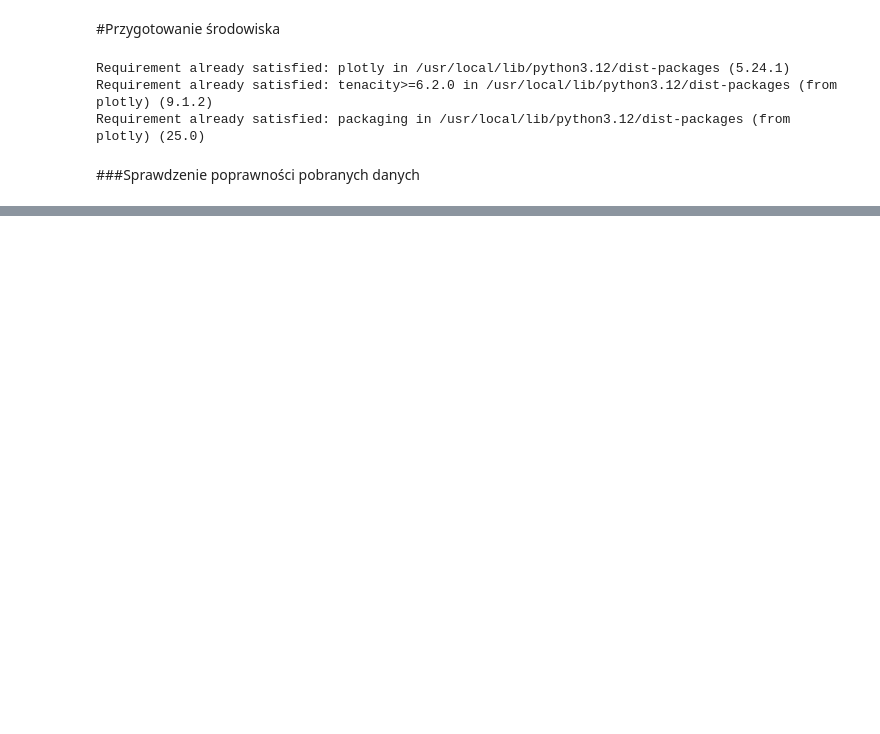
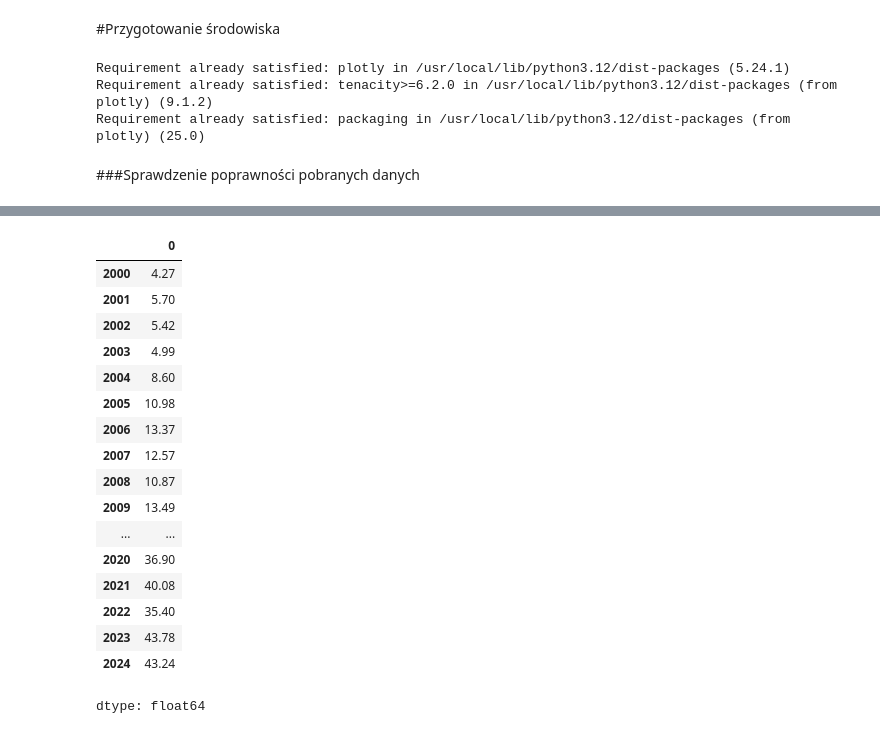
Before and after one commit to adr-lipkiev/EK-symulacja, a Jupyter notebook: EK_symulacja.ipynb, the cells around one changed output, grey strips where cells are left out. Drawn from its saved outputs; the diff is of its cells as text; code cells hidden in the pictures; blank space fills up the shorter version.

```diff
--- a/EK_symulacja.ipynb
+++ b/EK_symulacja.ipynb
@@ -366,0 +71,21 @@ fig6.write_html('dobra_procent_rokdoroku.html')
+# %%
+stopa_oszczednosci
+# %% [output]
+|  | 0 |
+| 2000 | 4.27 |
+| 2001 | 5.70 |
+| 2002 | 5.42 |
+| 2003 | 4.99 |
+| 2004 | 8.60 |
+| 2005 | 10.98 |
+| 2006 | 13.37 |
+| 2007 | 12.57 |
+| 2008 | 10.87 |
+| 2009 | 13.49 |
+| ... | ... |
+| 2020 | 36.90 |
+| 2021 | 40.08 |
+| 2022 | 35.40 |
+| 2023 | 43.78 |
+| 2024 | 43.24 |
+dtype: float64
```
Also changed, not shown: parts of 53 cells of this notebook.
